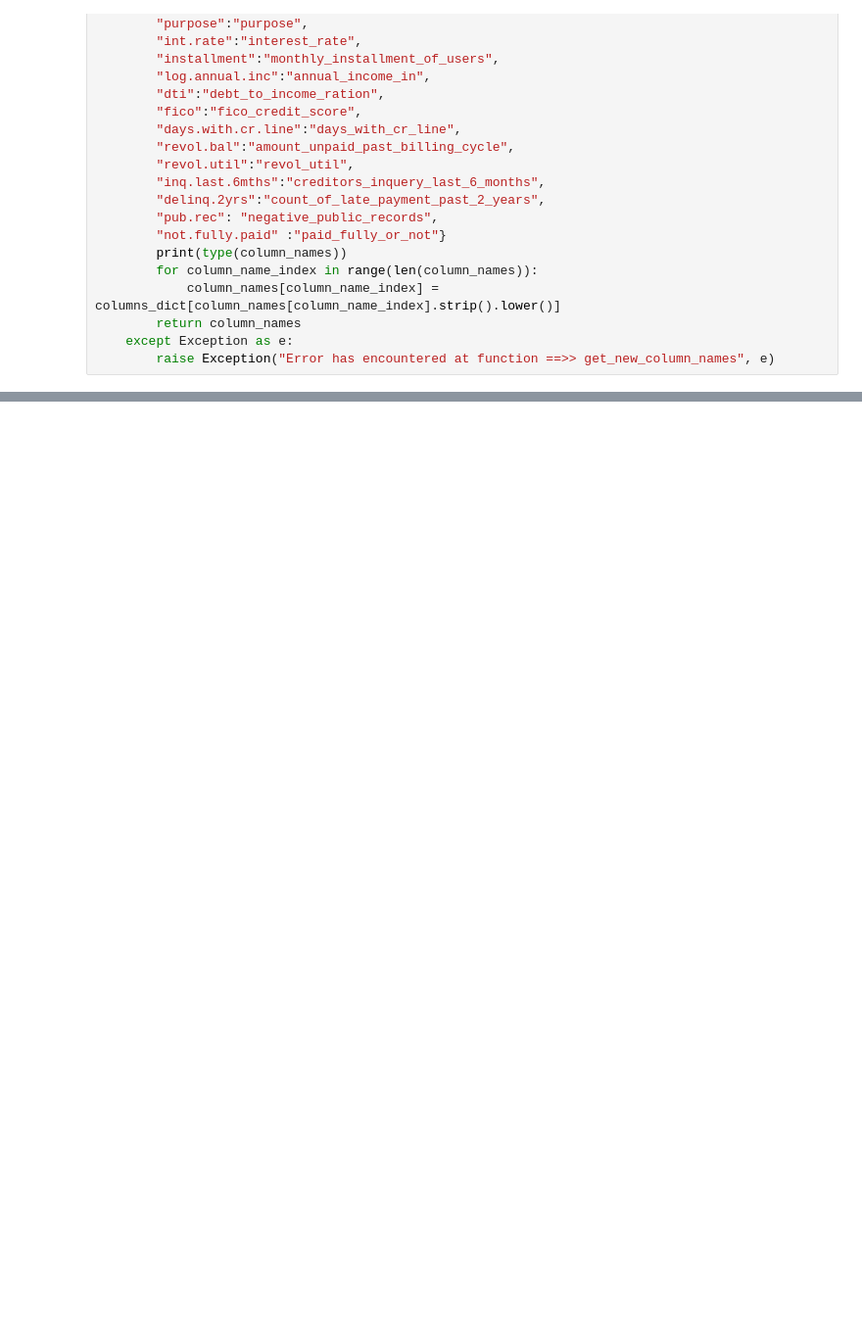
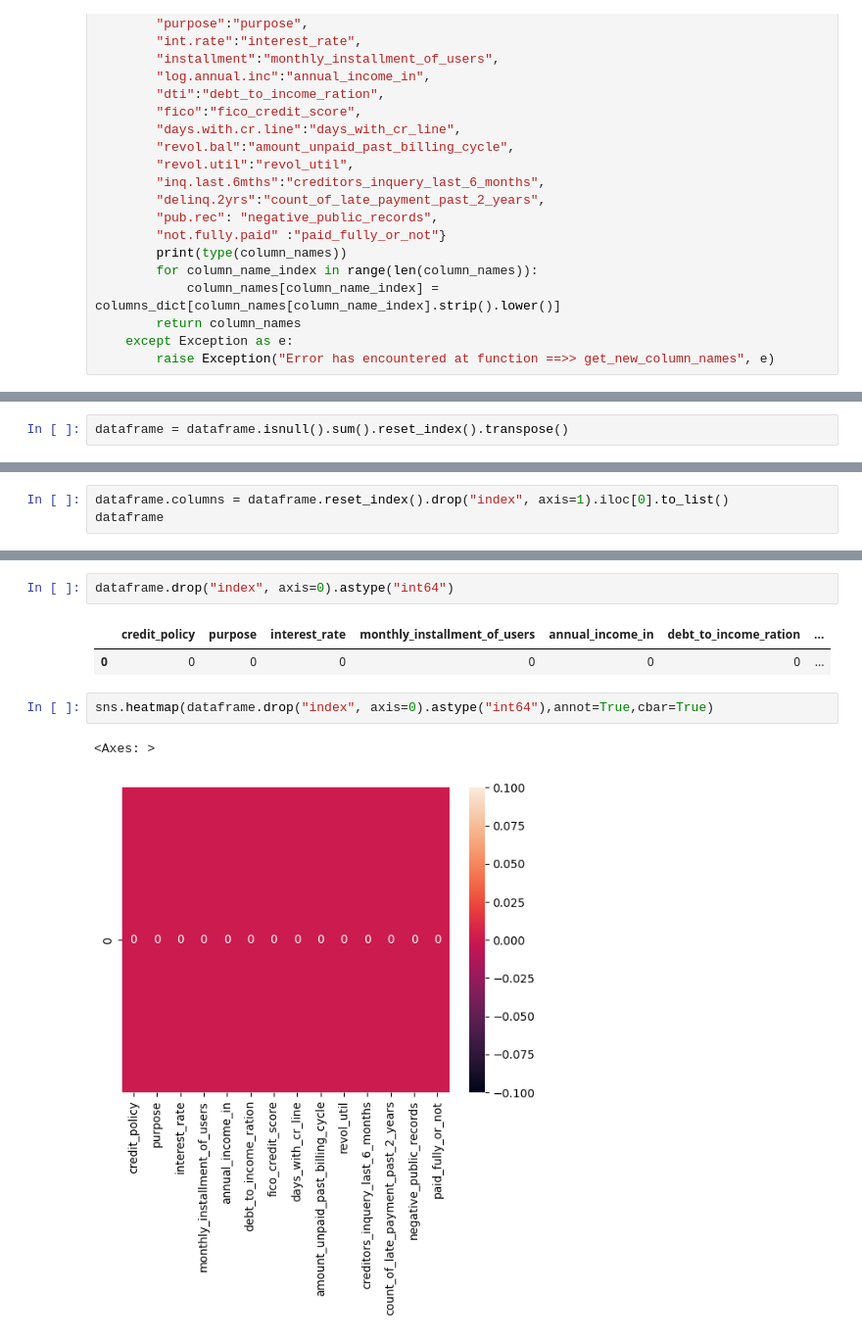
Before and after one commit to kumargautam02/machine_learning, a Jupyter notebook: Projects/Decision_tree_model_for_loan_dataset/main.ipynb, the cells around one changed output, grey strips where cells are left out. Shown at 98% size. Saved outputs shown, nothing was run; the diff lists cells and outputs as text; blank space fills up the shorter version.

```diff
--- a/Projects/Decision_tree_model_for_loan_dataset/main.ipynb
+++ b/Projects/Decision_tree_model_for_loan_dataset/main.ipynb
@@ -76,3 +110,5 @@ Exception: ('Error has encountered at function ==>> get_new_column_names', KeyEr
+# %%
+dataframe = dataframe.isnull().sum().reset_index().transpose()
 # %%
 dataframe
 # %% [output]
@@ -91,0 +118,3 @@ dataframe
+# %%
+dataframe.columns = dataframe.reset_index().drop("index", axis=1).iloc[0].to_list()
+dataframe
@@ -91,0 +125,10 @@ dataframe
+# %%
+dataframe.drop("index", axis=0).astype("int64")
+# %% [output]
+|  | credit_policy | purpose | interest_rate | monthly_installment_of_users | annual_income_in | debt_to_income_ration | ... |
+| 0 | 0 | 0 | 0 | 0 | 0 | 0 | ... |
+# %%
+sns.heatmap(dataframe.drop("index", axis=0).astype("int64"),annot=True,cbar=True)
+# %% [output]
+<Axes: >
+[figure, added]
```
Also changed, not shown: parts of 10 cells of this notebook.
